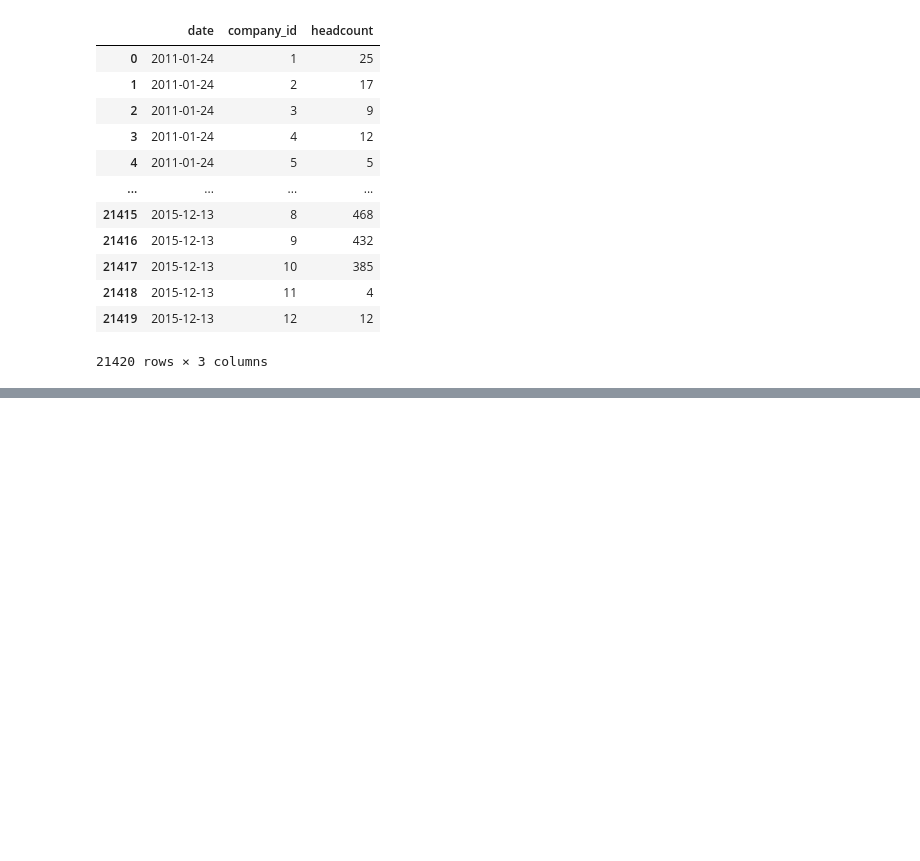
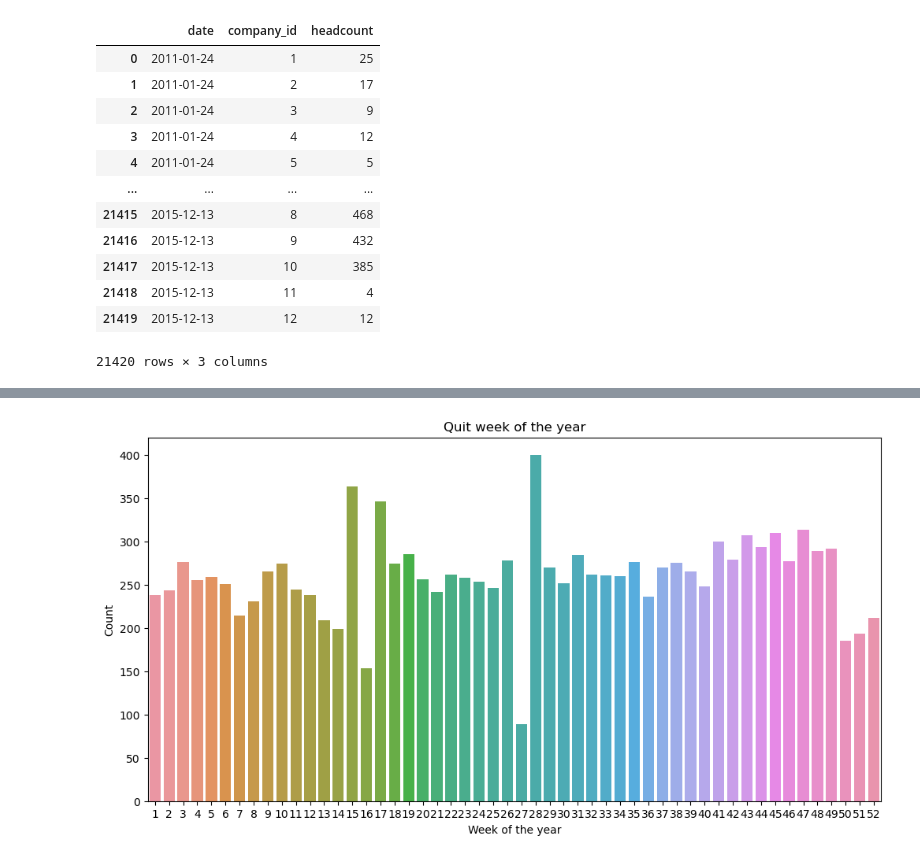
Before and after one commit to hxycorn/DS-Take-Home-Challenge, a Jupyter notebook: 3_Employee_Retention.ipynb, the cells around one changed output, grey strips where cells are left out. Saved outputs shown, nothing was run; the diff lists cells and outputs as text; code cells hidden in the pictures; blank space fills up the shorter version.

```diff
--- a/3_Employee_Retention.ipynb
+++ b/3_Employee_Retention.ipynb
@@ -115,0 +141,11 @@ df_headcount
+# %%
+# Week of the year for quit date
+df_quit['quit_week'] = df_quit['quit_date'].dt.week
+plt.figure(figsize=(12,6))
+sns.countplot(x='quit_week', data=df_quit)
+plt.title('Quit week of the year')
+plt.xlabel('Week of the year')
+plt.ylabel('Count')
+plt.show()
+# %% [output]
+[figure, added]
```
Also changed, not shown: parts of 13 cells of this notebook, 1 other file.
